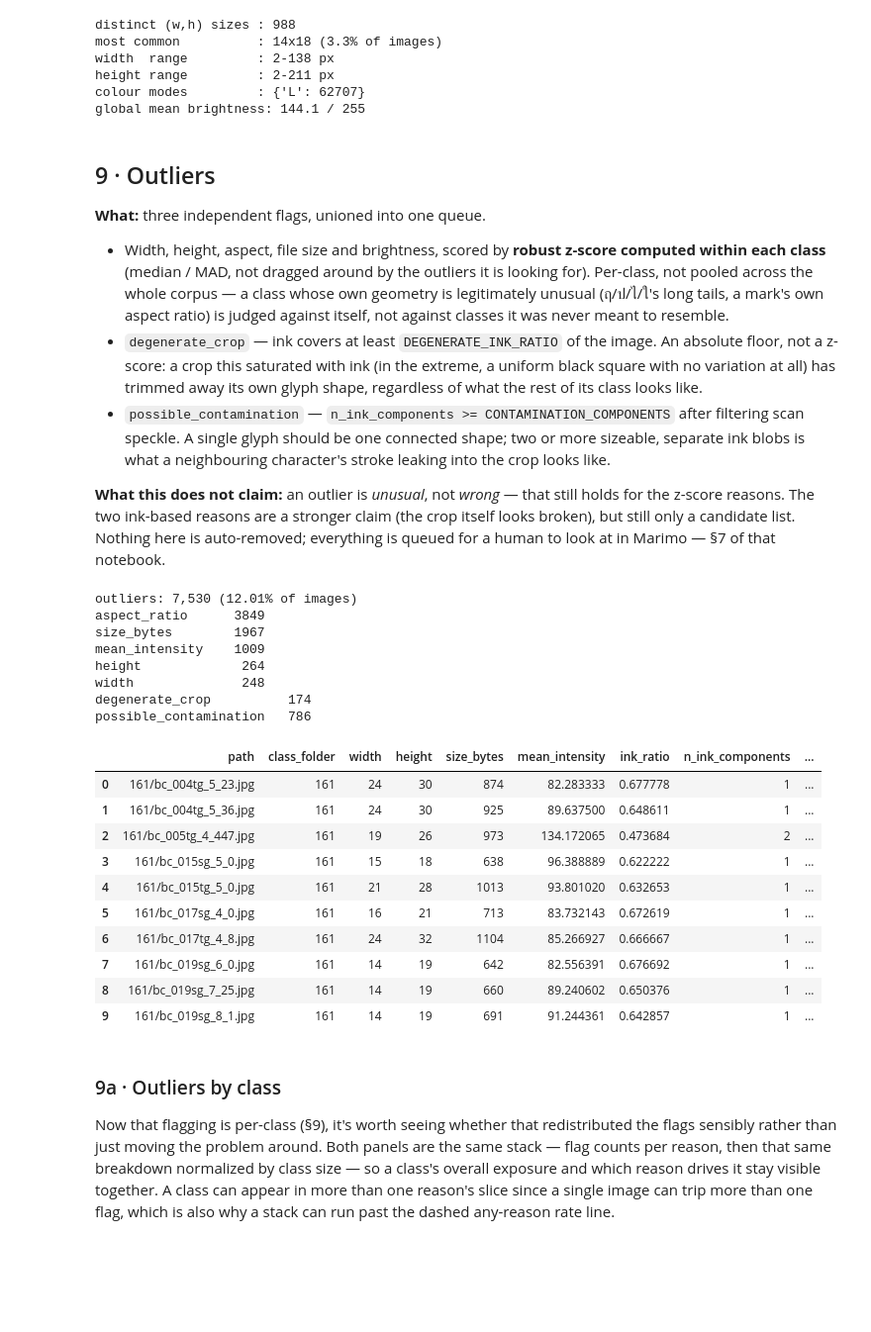
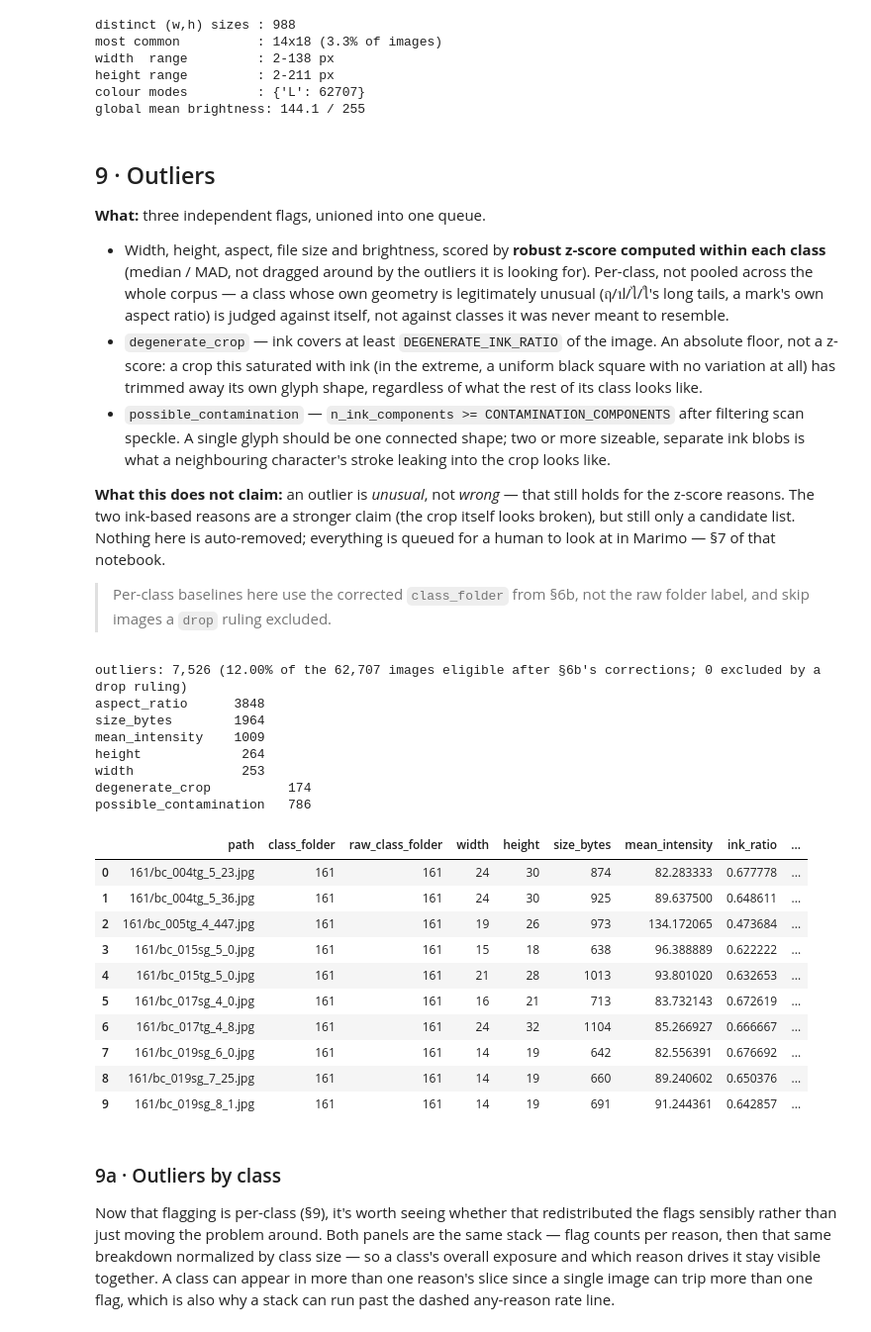
Before and after one commit to lemasc/thai-char-cnn, a Jupyter notebook: notebooks/01_dataset_audit.ipynb, the cells around one changed output. Shown at 99% size. Cells and saved outputs as stored; diff of their text form; code cells hidden in the pictures; blank space fills up the shorter version.

```diff
--- a/notebooks/01_dataset_audit.ipynb
+++ b/notebooks/01_dataset_audit.ipynb
@@ -39,6 +39,7 @@ from PIL import Image
 from scipy import ndimage
 
 DATASET     = "baseline"          # the one knob: a sibling dataset drops in unchanged
+APPLY_CROSS_CLASS_RULINGS = True   # False -> skip §6b, class_folder stays exactly as scanned
 RANDOM_STATE = 42
 SCAN_VERSION = 5                  # bump when sec 4 changes what it records; invalidates the cache
 
@@ -540,6 +623,8 @@ global mean brightness: 144.1 / 255
 z-score reasons. The two ink-based reasons are a stronger claim (the crop itself looks broken), but
 still only a candidate list. Nothing here is auto-removed; everything is queued for a human to look
 at in Marimo — §7 of that notebook.
+
+> Per-class baselines here use the corrected `class_folder` from §6b, not the raw folder label, and skip images a `drop` ruling excluded.
 # %%
 METRICS = ["width", "height", "aspect_ratio", "size_bytes", "mean_intensity"]
 Z_THRESHOLD = 3.5
@@ -548,57 +633,64 @@ CONTAMINATION_COMPONENTS = 2    # 2+ sizeable ink blobs suggests more than one g
 
 def robust_z(x: pd.Series) -> np.ndarray:
     v = x.to_numpy(float)
     med = np.median(v)
     mad = np.median(np.abs(v - med))
     return np.zeros(len(v)) if mad == 0 else 0.6745 * (v - med) / mad
 
-# per-class, not pooled: a class's own typical geometry is the baseline (see §9 above).
-Z = readable.groupby("class_folder")[METRICS].transform(robust_z)
+# Per-class, not pooled (see §9 above) -- and per §6b's corrected class_folder, not the raw
+# folder label, so a reassigned image is judged against the class it actually belongs to.
+# Drop-ruled images take no part in a baseline they're no longer trusted to represent.
+stats_base = readable[~readable.excluded_by_ruling]
+Z = stats_base.groupby("class_folder")[METRICS].transform(robust_z)
 flagged = Z.abs().gt(Z_THRESHOLD)
 
-degenerate   = readable.ink_ratio.ge(DEGENERATE_INK_RATIO)
-contaminated = readable.n_ink_components.ge(CONTAMINATION_COMPONENTS)
+degenerate   = stats_base.ink_ratio.ge(DEGENERATE_INK_RATIO)
+contaminated = stats_base.n_ink_components.ge(CONTAMINATION_COMPONENTS)
 is_outlier   = flagged.any(axis=1) | degenerate | contaminated
 
-outliers = readable.loc[is_outlier, ["path", "class_folder", "width", "height", "size_bytes",
-                                     "mean_intensity", "ink_ratio", "n_ink_components"]].copy()
+outliers = stats_base.loc[is_outlier, ["path", "class_folder", "raw_class_folder", "width",
+                                       "height", "size_bytes", "mean_intensity", "ink_ratio",
+                                       "n_ink_components"]].copy()
 
 def _reasons(i: int) -> str:
     rs = [f"{m}(z={Z.loc[i, m]:+.1f})" for m in METRICS if flagged.loc[i, m]]
     if degenerate.loc[i]:
-        rs.append(f"degenerate_crop(ink={readable.loc[i, 'ink_ratio']:.4f})")
+        rs.append(f"degenerate_crop(ink={stats_base.loc[i, 'ink_ratio']:.4f})")
     if contaminated.loc[i]:
-        rs.append(f"possible_contamination(components={int(readable.loc[i, 'n_ink_components'])})")
+        rs.append(f"possible_contamination(components={int(stats_base.loc[i, 'n_ink_components'])})")
     return "; ".join(rs)
 
 outliers["reasons"] = [_reasons(i) for i in outliers.index]
 outliers = outliers.sort_values("class_folder").reset_index(drop=True)
 
-print(f"outliers: {len(outliers):,} ({len(outliers)/len(readable)*100:.2f}% of images)")
+n_excluded_from_stats = int(readable.excluded_by_ruling.sum())
+print(f"outliers: {len(outliers):,} ({len(outliers)/len(stats_base)*100:.2f}% of the "
+      f"{len(stats_base):,} images eligible after §6b's corrections; "
+      f"{n_excluded_from_stats} excluded by a drop ruling)")
 print(flagged.sum().sort_values(ascending=False).to_string())
 print(f"degenerate_crop          {int(degenerate.sum()):,}")
 print(f"possible_contamination   {int(contaminated.sum()):,}")
 outliers.head(10)
 # %% [output]
-outliers: 7,530 (12.01% of images)
-aspect_ratio      3849
-size_bytes        1967
+outliers: 7,526 (12.00% of the 62,707 images eligible after §6b's corrections; 0 excluded by a drop ruling)
+aspect_ratio      3848
+size_bytes        1964
 mean_intensity    1009
 height             264
-width              248
+width              253
 degenerate_crop          174
 possible_contamination   786
-|  | path | class_folder | width | height | size_bytes | mean_intensity | ink_ratio | n_ink_components | ... |
-| 0 | 161/bc_004tg_5_23.jpg | 161 | 24 | 30 | 874 | 82.283333 | 0.677778 | 1 | ... |
-| 1 | 161/bc_004tg_5_36.jpg | 161 | 24 | 30 | 925 | 89.637500 | 0.648611 | 1 | ... |
-| 2 | 161/bc_005tg_4_447.jpg | 161 | 19 | 26 | 973 | 134.172065 | 0.473684 | 2 | ... |
-| 3 | 161/bc_015sg_5_0.jpg | 161 | 15 | 18 | 638 | 96.388889 | 0.622222 | 1 | ... |
-| 4 | 161/bc_015tg_5_0.jpg | 161 | 21 | 28 | 1013 | 93.801020 | 0.632653 | 1 | ... |
-| 5 | 161/bc_017sg_4_0.jpg | 161 | 16 | 21 | 713 | 83.732143 | 0.672619 | 1 | ... |
-| 6 | 161/bc_017tg_4_8.jpg | 161 | 24 | 32 | 1104 | 85.266927 | 0.666667 | 1 | ... |
-| 7 | 161/bc_019sg_6_0.jpg | 161 | 14 | 19 | 642 | 82.556391 | 0.676692 | 1 | ... |
-| 8 | 161/bc_019sg_7_25.jpg | 161 | 14 | 19 | 660 | 89.240602 | 0.650376 | 1 | ... |
-| 9 | 161/bc_019sg_8_1.jpg | 161 | 14 | 19 | 691 | 91.244361 | 0.642857 | 1 | ... |
+|  | path | class_folder | raw_class_folder | width | height | size_bytes | mean_intensity | ink_ratio | ... |
+| 0 | 161/bc_004tg_5_23.jpg | 161 | 161 | 24 | 30 | 874 | 82.283333 | 0.677778 | ... |
+| 1 | 161/bc_004tg_5_36.jpg | 161 | 161 | 24 | 30 | 925 | 89.637500 | 0.648611 | ... |
+| 2 | 161/bc_005tg_4_447.jpg | 161 | 161 | 19 | 26 | 973 | 134.172065 | 0.473684 | ... |
+| 3 | 161/bc_015sg_5_0.jpg | 161 | 161 | 15 | 18 | 638 | 96.388889 | 0.622222 | ... |
+| 4 | 161/bc_015tg_5_0.jpg | 161 | 161 | 21 | 28 | 1013 | 93.801020 | 0.632653 | ... |
+| 5 | 161/bc_017sg_4_0.jpg | 161 | 161 | 16 | 21 | 713 | 83.732143 | 0.672619 | ... |
+| 6 | 161/bc_017tg_4_8.jpg | 161 | 161 | 24 | 32 | 1104 | 85.266927 | 0.666667 | ... |
+| 7 | 161/bc_019sg_6_0.jpg | 161 | 161 | 14 | 19 | 642 | 82.556391 | 0.676692 | ... |
+| 8 | 161/bc_019sg_7_25.jpg | 161 | 161 | 14 | 19 | 660 | 89.240602 | 0.650376 | ... |
+| 9 | 161/bc_019sg_8_1.jpg | 161 | 161 | 14 | 19 | 691 | 91.244361 | 0.642857 | ... |
 # %% [markdown]
 ### 9a · Outliers by class
 
```
Also changed, not shown: parts of 7 cells of this notebook, 4 other files.
